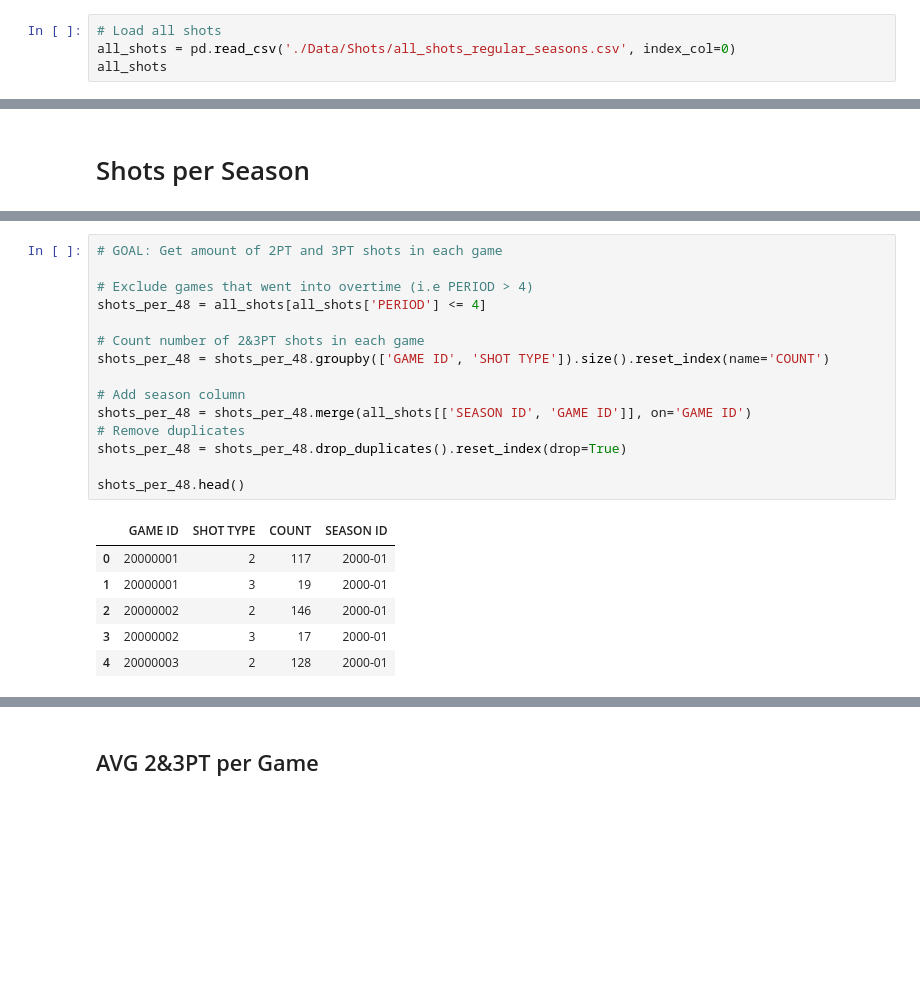
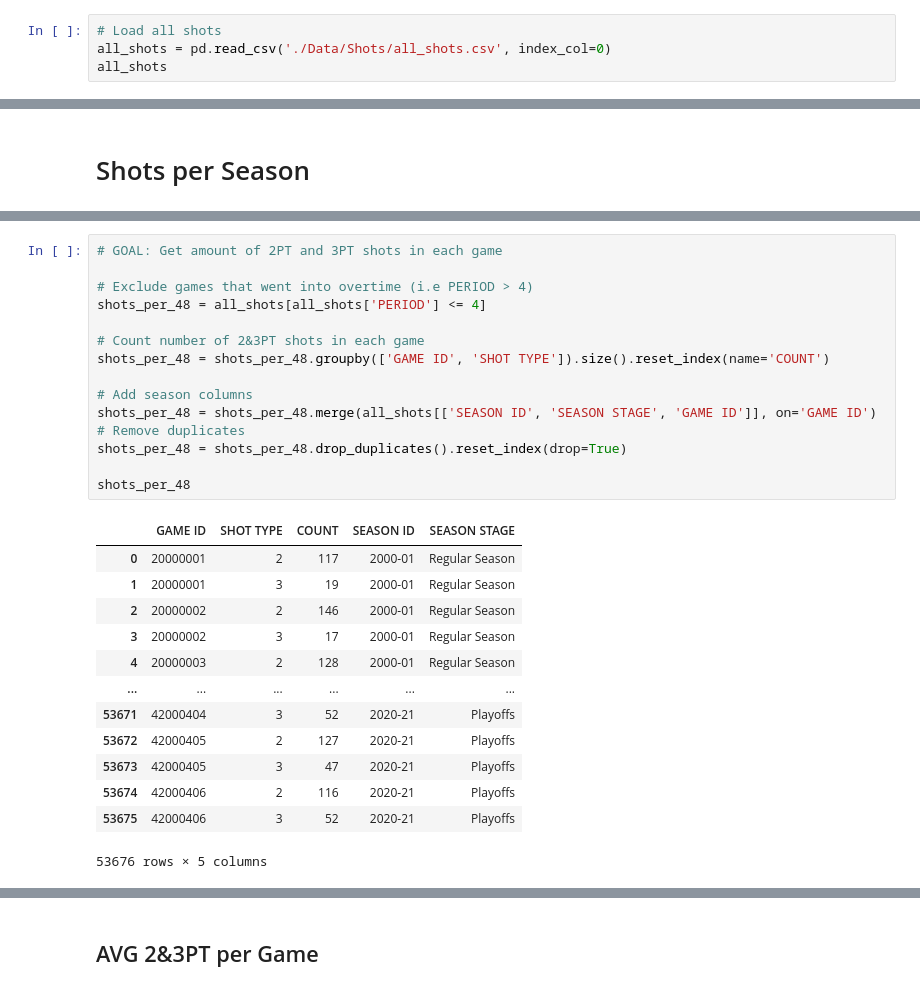
Before and after one commit to kmcsquared/TFM, a Jupyter notebook: shots.ipynb, the cells around one changed output, grey strips where cells are left out. Cells and saved outputs as stored; diff of their text form; blank space fills up the shorter version.

```diff
--- a/shots.ipynb
+++ b/shots.ipynb
@@ -95,5 +99,5 @@ import numpy as np
 # %%
 # Load all shots
-all_shots = pd.read_csv('./Data/Shots/all_shots_regular_seasons.csv', index_col=0)
+all_shots = pd.read_csv('./Data/Shots/all_shots.csv', index_col=0)
 all_shots
 # %% [output]
@@ -177,23 +207,30 @@ I analyse the amount of shots per game, instead of per season, because some seas
 # %%
 # GOAL: Get amount of 2PT and 3PT shots in each game
 
 # Exclude games that went into overtime (i.e PERIOD > 4)
 shots_per_48 = all_shots[all_shots['PERIOD'] <= 4]
 
 # Count number of 2&3PT shots in each game
 shots_per_48 = shots_per_48.groupby(['GAME ID', 'SHOT TYPE']).size().reset_index(name='COUNT')
 
-# Add season column
-shots_per_48 = shots_per_48.merge(all_shots[['SEASON ID', 'GAME ID']], on='GAME ID')
+# Add season columns
+shots_per_48 = shots_per_48.merge(all_shots[['SEASON ID', 'SEASON STAGE', 'GAME ID']], on='GAME ID')
 # Remove duplicates
 shots_per_48 = shots_per_48.drop_duplicates().reset_index(drop=True)
 
-shots_per_48.head()
+shots_per_48
 # %% [output]
-|  | GAME ID | SHOT TYPE | COUNT | SEASON ID |
-| 0 | 20000001 | 2 | 117 | 2000-01 |
-| 1 | 20000001 | 3 | 19 | 2000-01 |
-| 2 | 20000002 | 2 | 146 | 2000-01 |
-| 3 | 20000002 | 3 | 17 | 2000-01 |
-| 4 | 20000003 | 2 | 128 | 2000-01 |
+|  | GAME ID | SHOT TYPE | COUNT | SEASON ID | SEASON STAGE |
+| 0 | 20000001 | 2 | 117 | 2000-01 | Regular Season |
+| 1 | 20000001 | 3 | 19 | 2000-01 | Regular Season |
+| 2 | 20000002 | 2 | 146 | 2000-01 | Regular Season |
+| 3 | 20000002 | 3 | 17 | 2000-01 | Regular Season |
+| 4 | 20000003 | 2 | 128 | 2000-01 | Regular Season |
+| ... | ... | ... | ... | ... | ... |
+| 53671 | 42000404 | 3 | 52 | 2020-21 | Playoffs |
+| 53672 | 42000405 | 2 | 127 | 2020-21 | Playoffs |
+| 53673 | 42000405 | 3 | 47 | 2020-21 | Playoffs |
+| 53674 | 42000406 | 2 | 116 | 2020-21 | Playoffs |
+| 53675 | 42000406 | 3 | 52 | 2020-21 | Playoffs |
+53676 rows × 5 columns
 # %%
```
Also changed, not shown: parts of 16 cells of this notebook, 2 other files.
